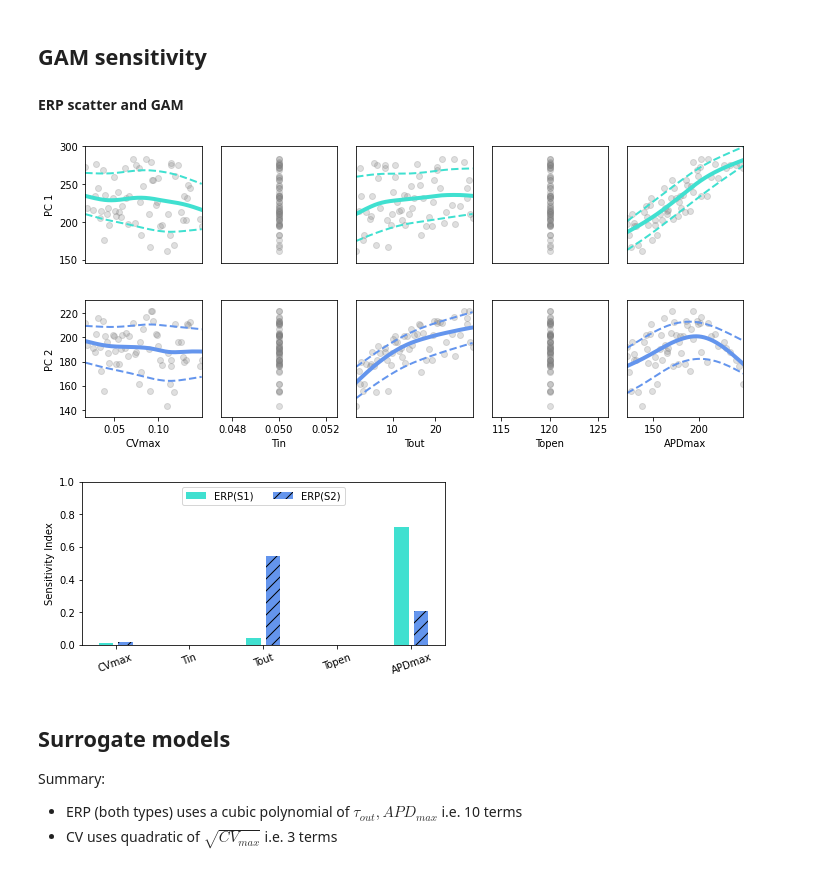
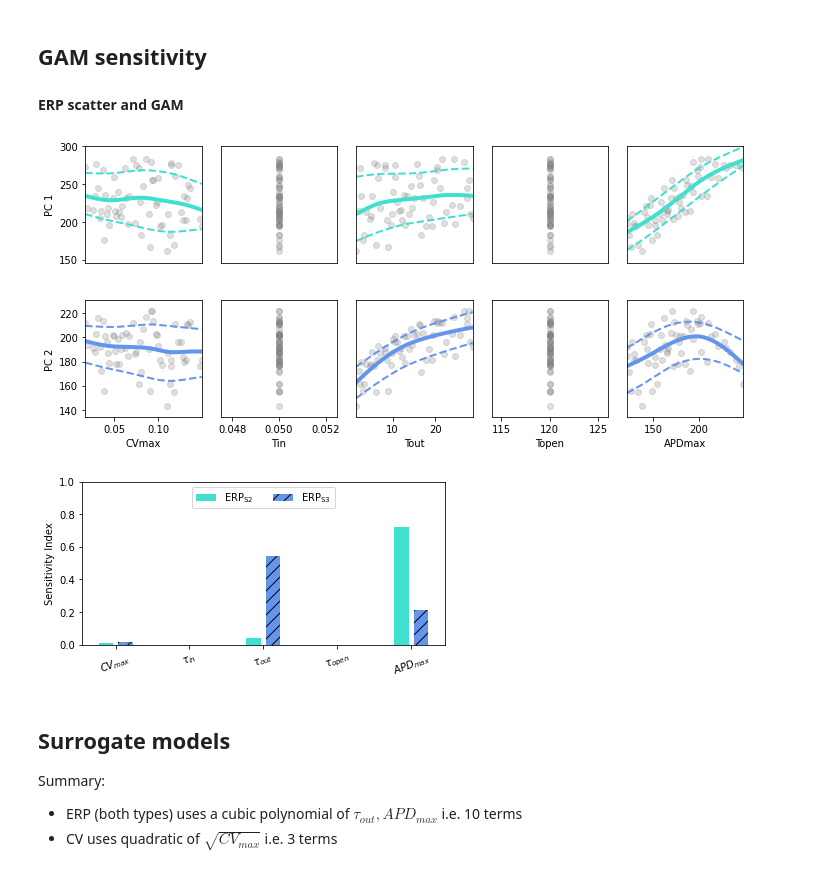
Before and after one commit to samcoveney/mmserp, a Jupyter notebook: scripts/ERP_surrogates.ipynb, the cells around one changed output. Drawn from its saved outputs; the diff is of its cells as text; code cells hidden in the pictures.

```diff
--- a/scripts/ERP_surrogates.ipynb
+++ b/scripts/ERP_surrogates.ipynb
@@ -321,7 +321,7 @@ def plot_sensitivity_new(sensitivity, legend, COLORS = ["turquoise", "cornflower
     # ---- bar style ---- #
     HATCH = ["", "//", '..']
     #COLORS = ["turquoise", "cornflowerblue", "orchid"]
-    labels = ["CVmax", "Tin", "Tout", "Topen", "APDmax"]
+    labels = [r"$CV_{max}$", r"$\tau_{in}$", r"$\tau_{out}$", r"$\tau_{open}$", r"$APD_{max}$"]
     x = np.arange(len(labels))  # the label locations
     width = 0.2
 
@@ -362,12 +362,12 @@ def plot_sensitivity_new(sensitivity, legend, COLORS = ["turquoise", "cornflower
 # %%
 printmd("__ERP scatter and GAM__")
 
 sensitivity_ERP = calcSensitivity(both_ERP, features)
-plot_sensitivity_new(sensitivity_ERP, legend = ["ERP(S1)", "ERP(S2)"], title = "ERP")
+plot_sensitivity_new(sensitivity_ERP, legend = ["$\mathregular{ERP_{S2}}$", "$\mathregular{ERP_{S3}}$"], title = "ERP")
 # %% [output]
 __ERP scatter and GAM__
 [figure]
-[figure, old version]
+[figure, new version]
 # %% [markdown]
 ## Surrogate models
 
```
Also changed, not shown: parts of 1 cell of this notebook, 7 other files.
